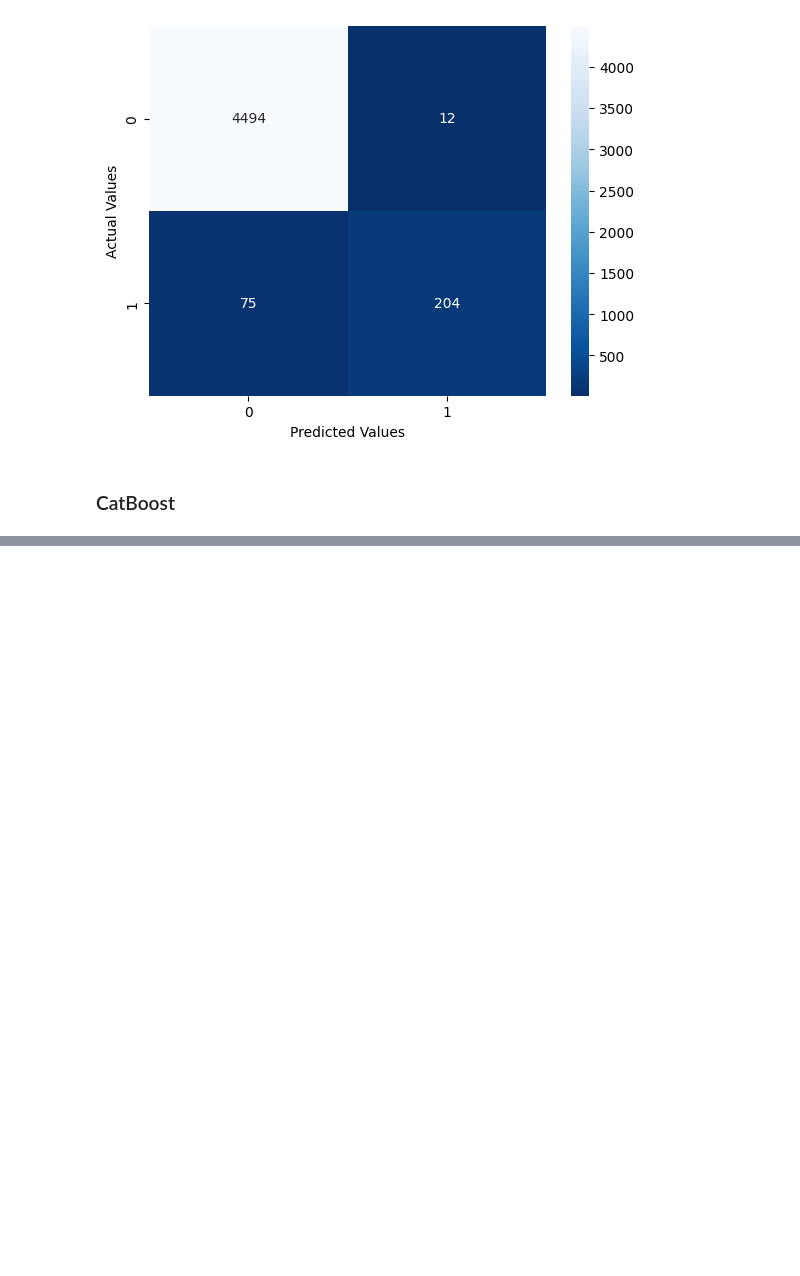
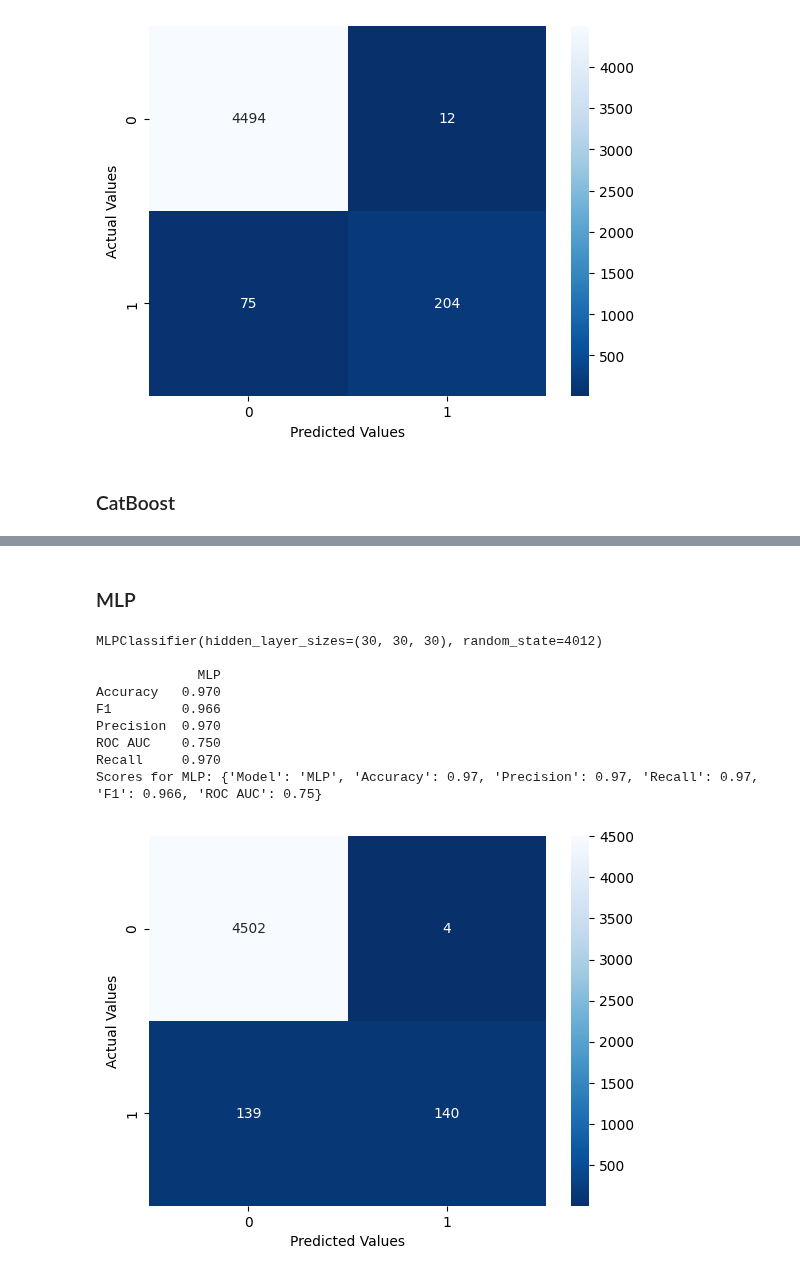
Before and after one commit to heyvinnnny/Team-31-Fraud-Analytics, a Jupyter notebook: Models/2 Modeling - Evaluation.ipynb, the cells around one changed output, grey strips where cells are left out. Cells and saved outputs as stored; diff of their text form; code cells hidden in the pictures; blank space fills up the shorter version.

```diff
--- a/Models/2 Modeling - Evaluation.ipynb
+++ b/Models/2 Modeling - Evaluation.ipynb
@@ -149,0 +195,20 @@ Recall     0.987
+# %% [markdown]
+### MLP
+# %%
+name = "MLP"
+best_model = joblib.load(f"../Models/{name}.joblib")
+evaluate(X_test,y_test,name,best_model['train'],best_model["preprocess"])
+
+scores_df = evaluate_table(X_test, y_test, name, best_model['train'], best_model['preprocess'])
+scores_mlp = pd.DataFrame([scores_df])
+# %% [output]
+MLPClassifier(hidden_layer_sizes=(30, 30, 30), random_state=4012)
+
+             MLP
+Accuracy   0.970
+F1         0.966
+Precision  0.970
+ROC AUC    0.750
+Recall     0.970
+Scores for MLP: {'Model': 'MLP', 'Accuracy': 0.97, 'Precision': 0.97, 'Recall': 0.97, 'F1': 0.966, 'ROC AUC': 0.75}
+[figure, added]
```
Also changed, not shown: parts of 15 cells of this notebook, 3 other files.
